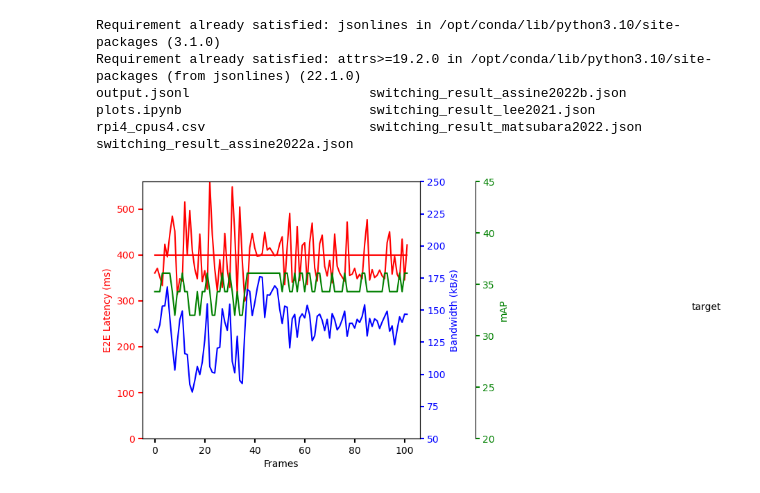
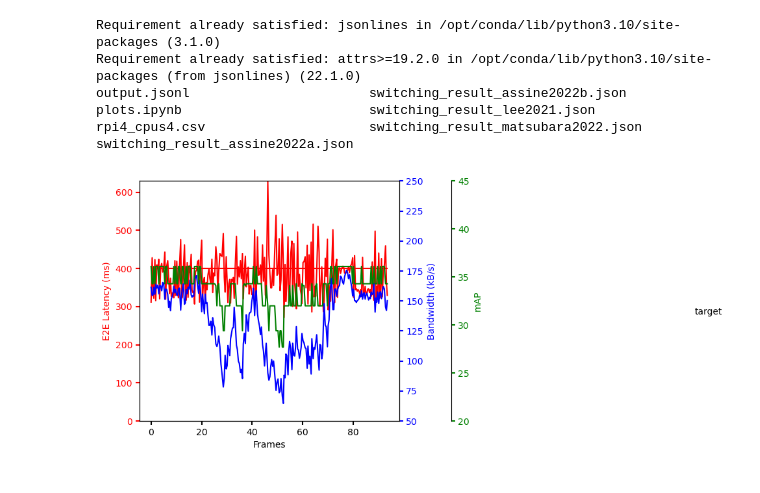
Before and after one commit to jsiloto/adaptive-cod-on-device, a Jupyter notebook: results/plots.ipynb, the cells around one changed output. Saved outputs shown, nothing was run; the diff lists cells and outputs as text; code cells hidden in the pictures.

```diff
--- a/results/plots.ipynb
+++ b/results/plots.ipynb
@@ -69,6 +69,8 @@ bw = get_values("bw")
 e2e = get_values("e2e")
 mAP = get_values("map")
 deadline = get_values("deadline")
+time = get_values("time")
+time = [t - time[0] for t in time]
 # %%
 import matplotlib.pyplot as plt
 
@@ -77,35 +79,35 @@ fig.subplots_adjust(right=0.75)
 twin1 = ax.twinx()
 twin2 = ax.twinx()
 
 
 twin2.spines.right.set_position(("axes", 1.2))
 
-p1, = ax.plot(e2e, "r-", label="E2E Latency")
-p1, = ax.plot(deadline, "r-")
-p2, = twin1.plot(bw, "b-", label="Bandwidth(kB/s)")
-p3, = twin2.plot(mAP, "g-", label="mAP")
+p1, = ax.plot(time, e2e, "r-", label="E2E Latency")
+p1, = ax.plot(time, deadline, "r-")
+p2, = twin1.plot(time, bw, "b-", label="Bandwidth(kB/s)")
+p3, = twin2.plot(time, mAP, "g-", label="mAP")
 
 
 ax.text(215, 280, "target")
 
 ax.set_ylim(0, max(e2e))
 twin1.set_ylim(50, 250)
 twin2.set_ylim(20, 45)
 
 
 ax.set_xlabel("Frames")
 ax.set_ylabel("E2E Latency (ms)")
 twin1.set_ylabel("Bandwidth (kB/s)")
 twin2.set_ylabel("mAP")
 
 ax.yaxis.label.set_color(p1.get_color())
 twin1.yaxis.label.set_color(p2.get_color())
 twin2.yaxis.label.set_color(p3.get_color())
 
 tkw = dict(size=4, width=1.5)
 ax.tick_params(axis='y', colors=p1.get_color(), **tkw)
 twin1.tick_params(axis='y', colors=p2.get_color(), **tkw)
 twin2.tick_params(axis='y', colors=p3.get_color(), **tkw)
 ax.tick_params(axis='x', **tkw)
 # %% [output]
-[figure, old version]
+[figure, new version]
```
Also changed, not shown: 1 other file.
